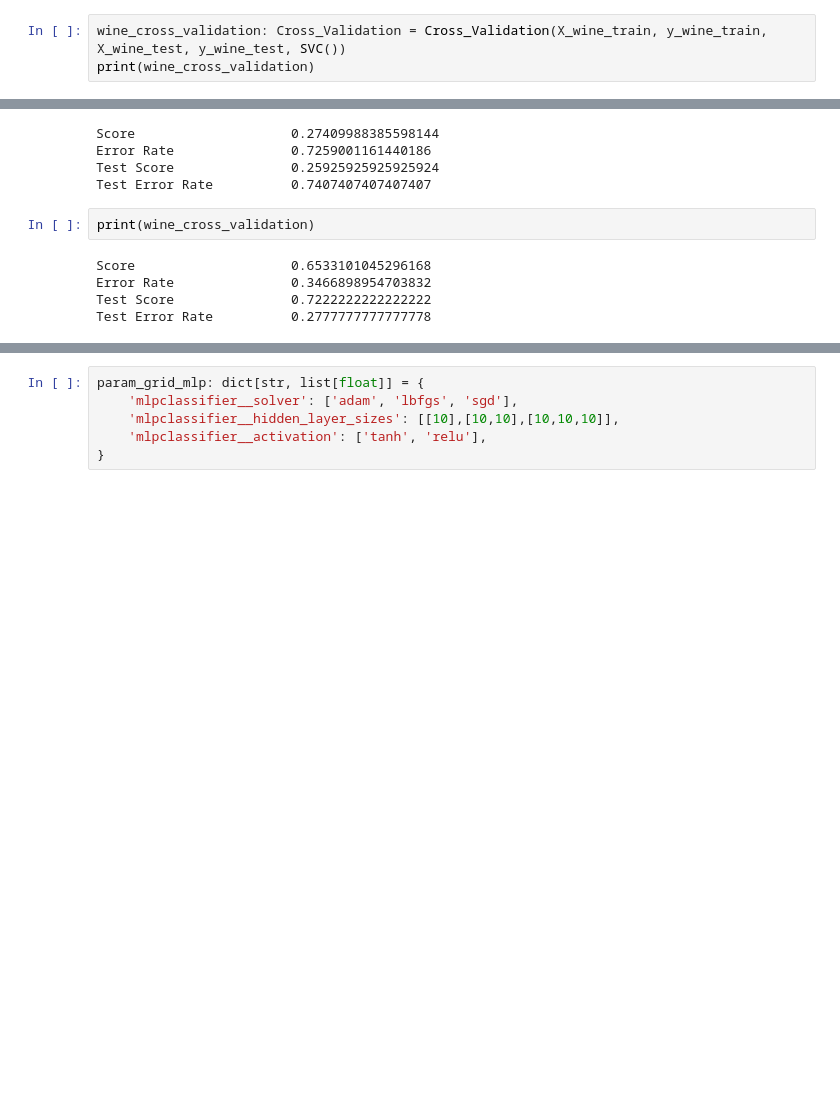
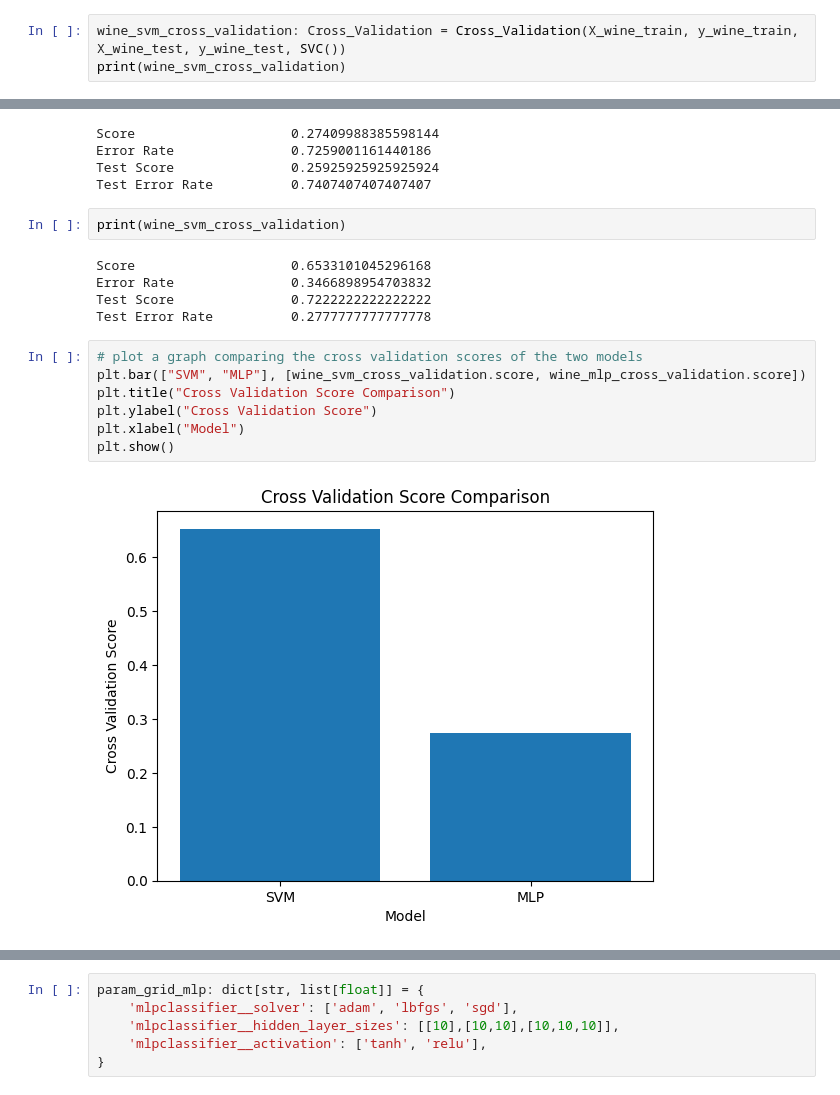
Before and after one commit to mbeps/Machine-Learning-Assignment-3, a Jupyter notebook: Assignment_3.ipynb, the cells around one changed output, grey strips where cells are left out. Cells and saved outputs as stored; diff of their text form; blank space fills up the shorter version.

Commit message:
Added graphs

```diff
--- a/Assignment_3.ipynb
+++ b/Assignment_3.ipynb
@@ -197,8 +197,8 @@ class Cross_Validation:
 # %% [markdown]
 ## Cross Validate Wine
 # %%
-wine_cross_validation: Cross_Validation = Cross_Validation(X_wine_train, y_wine_train, X_wine_test, y_wine_test, SVC())
-print(wine_cross_validation)
+wine_svm_cross_validation: Cross_Validation = Cross_Validation(X_wine_train, y_wine_train, X_wine_test, y_wine_test, SVC())
+print(wine_svm_cross_validation)
 # %% [output]
 Score                    0.6533101045296168
 Error Rate               0.3466898954703832
@@ -598,9 +597,18 @@ Error Rate               0.7259001161440186
 Test Score               0.25925925925925924
 Test Error Rate          0.7407407407407407
 # %%
-print(wine_cross_validation)
+print(wine_svm_cross_validation)
 # %% [output]
 Score                    0.6533101045296168
 Error Rate               0.3466898954703832
 Test Score               0.7222222222222222
 Test Error Rate          0.2777777777777778
+# %%
+# plot a graph comparing the cross validation scores of the two models
+plt.bar(["SVM", "MLP"], [wine_svm_cross_validation.score, wine_mlp_cross_validation.score])
+plt.title("Cross Validation Score Comparison")
+plt.ylabel("Cross Validation Score")
+plt.xlabel("Model")
+plt.show()
+# %% [output]
+[figure, added]
```
Also changed, not shown: parts of 22 cells of this notebook.
